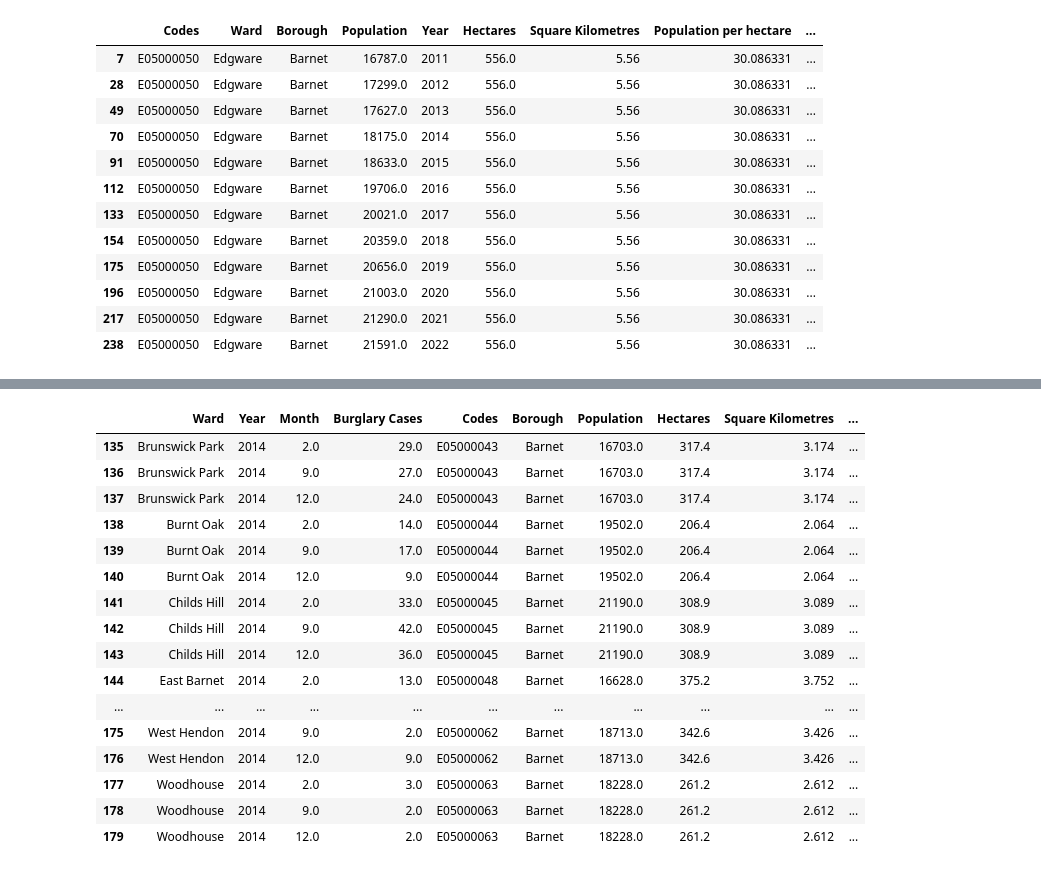
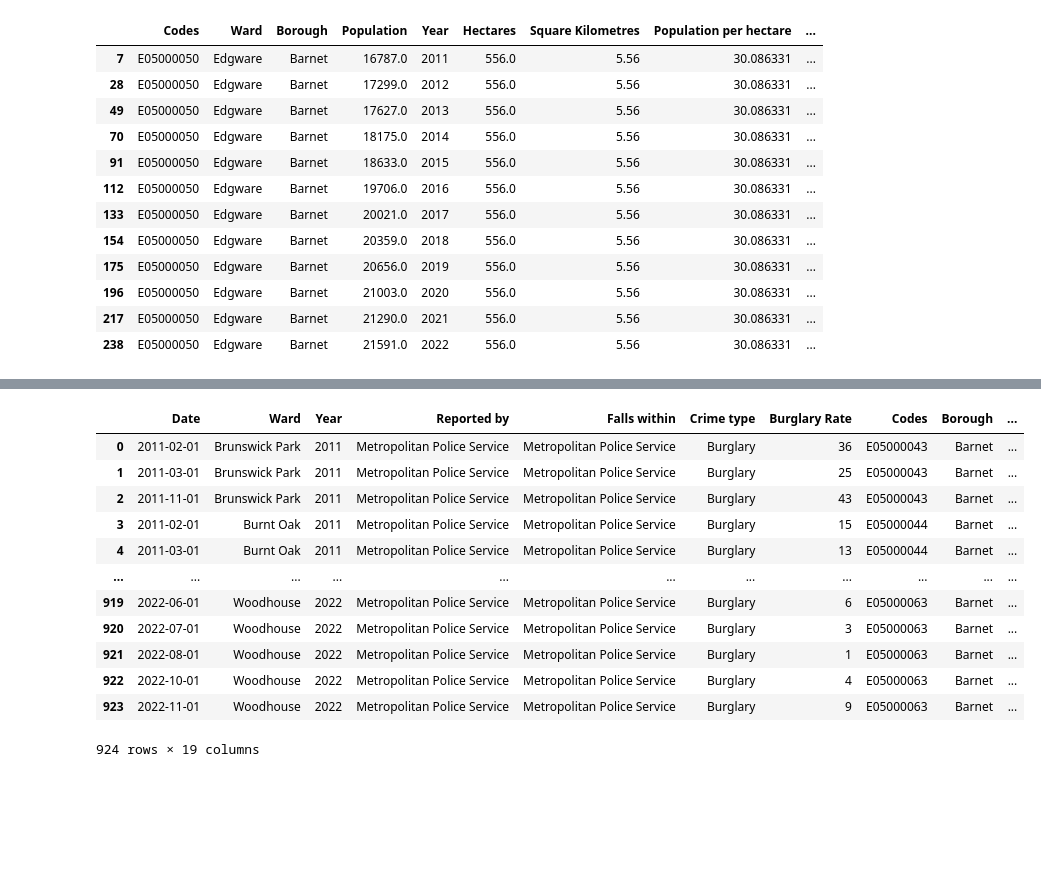
Before and after one commit to isavgt/JBG050-group11, a Jupyter notebook: datasetsexploration.ipynb, the cells around one changed output, grey strips where cells are left out. Cells and saved outputs as stored; diff of their text form; code cells hidden in the pictures; blank space fills up the shorter version.

```diff
--- a/datasetsexploration.ipynb
+++ b/datasetsexploration.ipynb
@@ -495,23 +493,25 @@ income_ward_df
 252 rows × 7 columns
-# %%
-# income_ward_df.dtypes, df3.dtypes
-df4 = df3.merge(income_ward_df, how='outer', on=['Year','Ward','Codes','Borough'])
-df4.to_csv(r'./Datasets/all_data_df.csv',index=False)
-# %% [output]
-|  | Ward | Year | Month | Burglary Cases | Codes | Borough | Population | Hectares | Square Kilometres | ... |
-| 135 | Brunswick Park | 2014 | 2.0 | 29.0 | E05000043 | Barnet | 16703.0 | 317.4 | 3.174 | ... |
-| 136 | Brunswick Park | 2014 | 9.0 | 27.0 | E05000043 | Barnet | 16703.0 | 317.4 | 3.174 | ... |
-| 137 | Brunswick Park | 2014 | 12.0 | 24.0 | E05000043 | Barnet | 16703.0 | 317.4 | 3.174 | ... |
-| 138 | Burnt Oak | 2014 | 2.0 | 14.0 | E05000044 | Barnet | 19502.0 | 206.4 | 2.064 | ... |
-| 139 | Burnt Oak | 2014 | 9.0 | 17.0 | E05000044 | Barnet | 19502.0 | 206.4 | 2.064 | ... |
-| 140 | Burnt Oak | 2014 | 12.0 | 9.0 | E05000044 | Barnet | 19502.0 | 206.4 | 2.064 | ... |
-| 141 | Childs Hill | 2014 | 2.0 | 33.0 | E05000045 | Barnet | 21190.0 | 308.9 | 3.089 | ... |
-| 142 | Childs Hill | 2014 | 9.0 | 42.0 | E05000045 | Barnet | 21190.0 | 308.9 | 3.089 | ... |
-| 143 | Childs Hill | 2014 | 12.0 | 36.0 | E05000045 | Barnet | 21190.0 | 308.9 | 3.089 | ... |
-| 144 | East Barnet | 2014 | 2.0 | 13.0 | E05000048 | Barnet | 16628.0 | 375.2 | 3.752 | ... |
-| ... | ... | ... | ... | ... | ... | ... | ... | ... | ... | ... |
-| 175 | West Hendon | 2014 | 9.0 | 2.0 | E05000062 | Barnet | 18713.0 | 342.6 | 3.426 | ... |
-| 176 | West Hendon | 2014 | 12.0 | 9.0 | E05000062 | Barnet | 18713.0 | 342.6 | 3.426 | ... |
-| 177 | Woodhouse | 2014 | 2.0 | 3.0 | E05000063 | Barnet | 18228.0 | 261.2 | 2.612 | ... |
-| 178 | Woodhouse | 2014 | 9.0 | 2.0 | E05000063 | Barnet | 18228.0 | 261.2 | 2.612 | ... |
-| 179 | Woodhouse | 2014 | 12.0 | 2.0 | E05000063 | Barnet | 18228.0 | 261.2 | 2.612 | ... |
+# %%
+df4 = df3.merge(income_ward_df[income_ward_df['Year']>=2011], how='left', left_on=['Year', 'Ward', 'Codes', 'Borough'], right_on=['Year', 'Ward', 'Codes', 'Borough'])
+wardinter = {}
+wardinter1 = {}
+for ward in df4['Ward'].unique():
+    wardinter[ward] = df4[df4['Ward']==ward]['Mean Income (£)'].interpolate('spline', order=1)
+    wardinter1[ward] = df4[df4['Ward']==ward]['Median Income (£)'].interpolate('spline', order=1)
+    df4.loc[df4['Ward']==ward, 'Mean Income (£)'] = wardinter[ward]
+    df4.loc[df4['Ward']==ward, 'Median Income (£)'] = wardinter1[ward]
+df4.head(-1)
+# %% [output]
+|  | Date | Ward | Year | Reported by | Falls within | Crime type | Burglary Rate | Codes | Borough | ... |
+| 0 | 2011-02-01 | Brunswick Park | 2011 | Metropolitan Police Service | Metropolitan Police Service | Burglary | 36 | E05000043 | Barnet | ... |
+| 1 | 2011-03-01 | Brunswick Park | 2011 | Metropolitan Police Service | Metropolitan Police Service | Burglary | 25 | E05000043 | Barnet | ... |
+| 2 | 2011-11-01 | Brunswick Park | 2011 | Metropolitan Police Service | Metropolitan Police Service | Burglary | 43 | E05000043 | Barnet | ... |
+| 3 | 2011-02-01 | Burnt Oak | 2011 | Metropolitan Police Service | Metropolitan Police Service | Burglary | 15 | E05000044 | Barnet | ... |
+| 4 | 2011-03-01 | Burnt Oak | 2011 | Metropolitan Police Service | Metropolitan Police Service | Burglary | 13 | E05000044 | Barnet | ... |
+| ... | ... | ... | ... | ... | ... | ... | ... | ... | ... | ... |
+| 919 | 2022-06-01 | Woodhouse | 2022 | Metropolitan Police Service | Metropolitan Police Service | Burglary | 6 | E05000063 | Barnet | ... |
+| 920 | 2022-07-01 | Woodhouse | 2022 | Metropolitan Police Service | Metropolitan Police Service | Burglary | 3 | E05000063 | Barnet | ... |
+| 921 | 2022-08-01 | Woodhouse | 2022 | Metropolitan Police Service | Metropolitan Police Service | Burglary | 1 | E05000063 | Barnet | ... |
+| 922 | 2022-10-01 | Woodhouse | 2022 | Metropolitan Police Service | Metropolitan Police Service | Burglary | 4 | E05000063 | Barnet | ... |
+| 923 | 2022-11-01 | Woodhouse | 2022 | Metropolitan Police Service | Metropolitan Police Service | Burglary | 9 | E05000063 | Barnet | ... |
+924 rows × 19 columns
```
Also changed, not shown: parts of 7 cells of this notebook, 1 other file.
